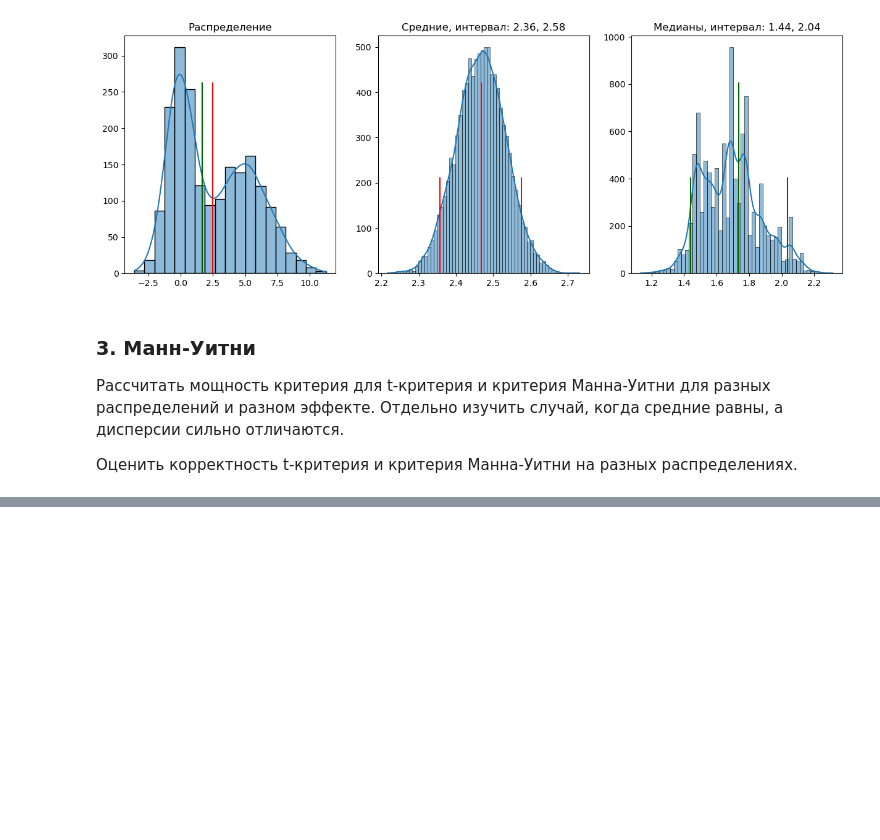
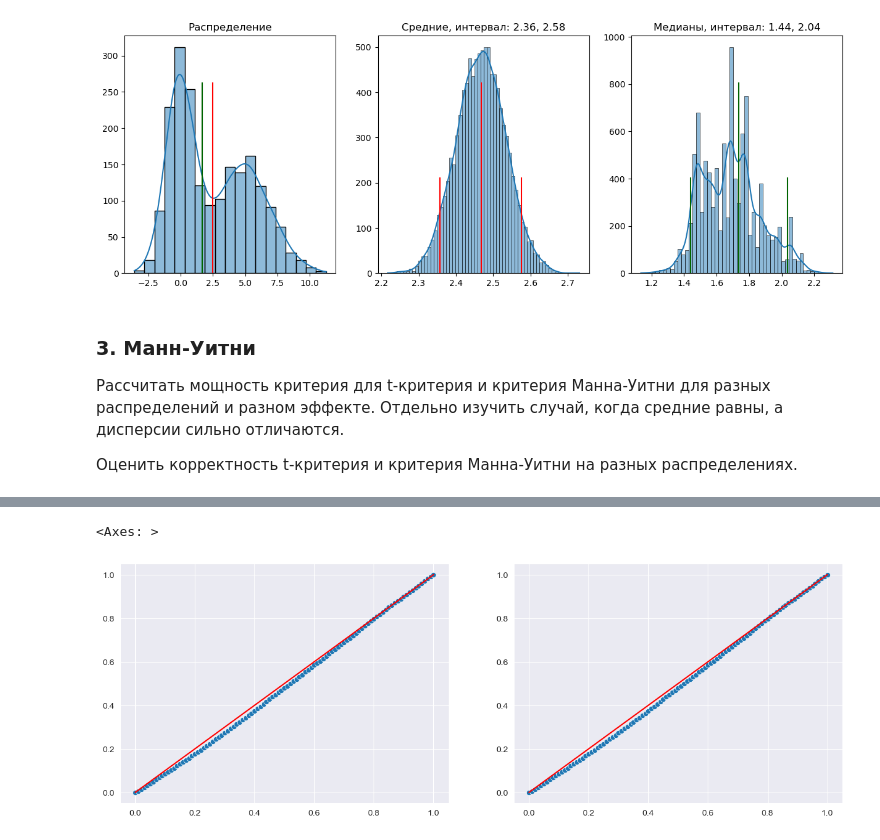
Before and after one commit to Naumenko-KM/MADE_2_AB, a Jupyter notebook: HWs /2.ipynb, the cells around one changed output, grey strips where cells are left out. Cells and saved outputs as stored; diff of their text form; code cells hidden in the pictures; blank space fills up the shorter version.

```diff
--- a/HWs /2.ipynb
+++ b/HWs /2.ipynb
@@ -209,3 +298,14 @@ x = [0.01 * i for i in range(101)]
 for i in range(101):
     alpha_step = 0.01 * i
     probs.append(p_values[p_values < alpha_step].shape[0] / p_values.shape[0])
+# %%
+fig, axs = plt.subplots(1, 2, figsize=(15, 5))
+sns.set_style("darkgrid")
+sns.scatterplot(x=x, y=probs, legend='full', ax=axs[0])
+sns.lineplot(x=x, y=x, color='r', ax=axs[0])
+
+sns.scatterplot(x=x, y=probs, legend='full', ax=axs[1])
+sns.lineplot(x=x, y=x, color='r', ax=axs[1])
+# %% [output]
+<Axes: >
+[figure, added]
```
Also changed, not shown: parts of 8 cells of this notebook, 1 other file.
